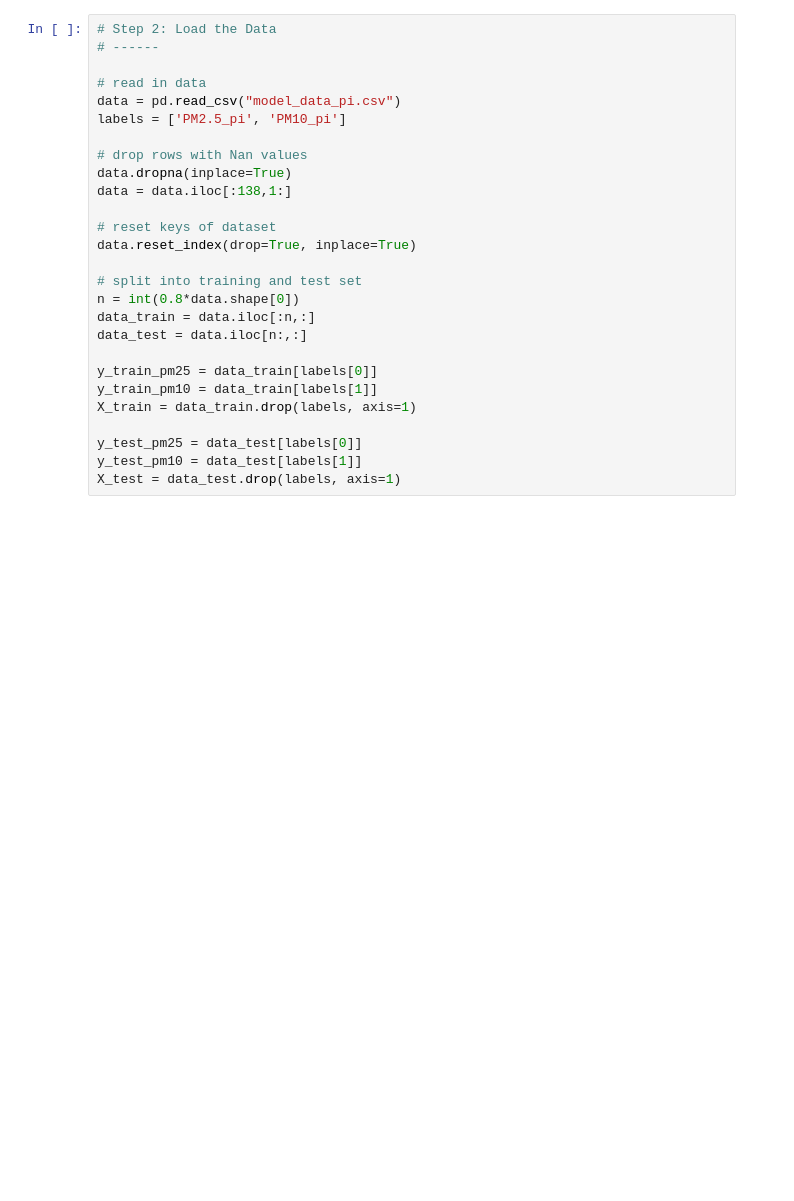
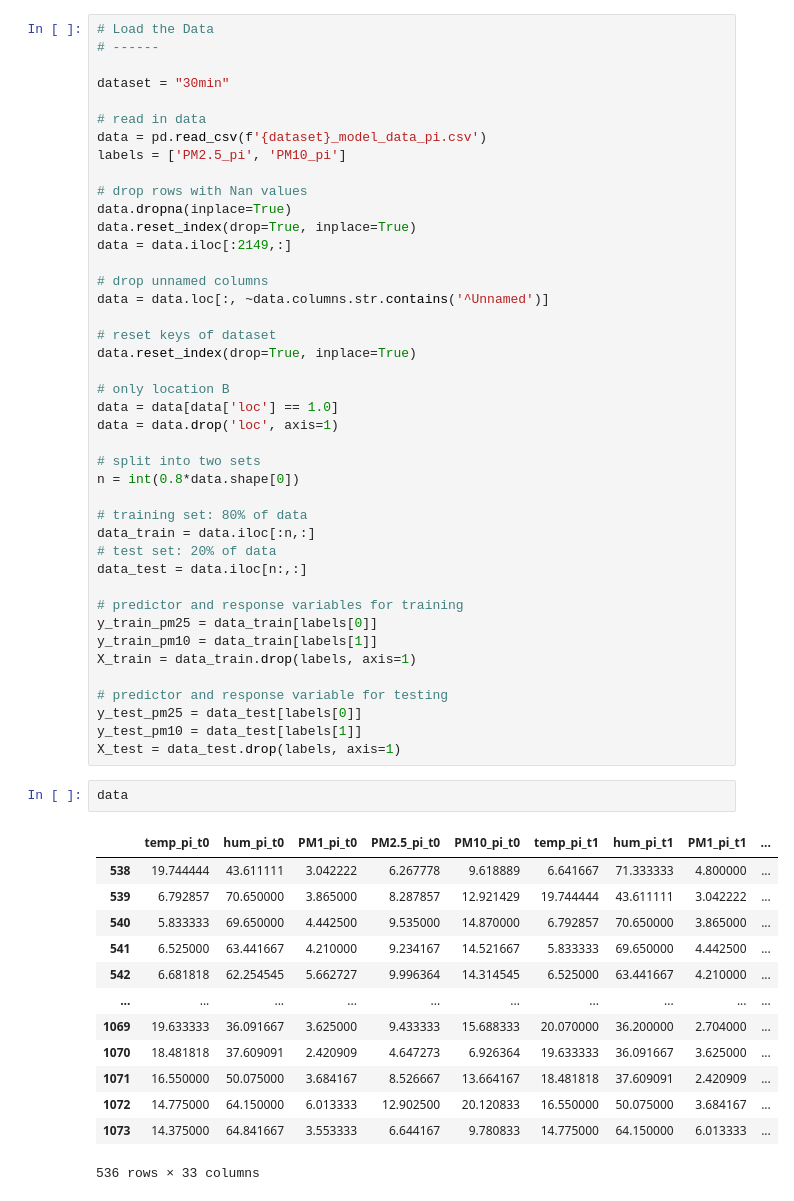
Before and after one commit to p-lothaller/Air-Quality-Forecast-Challenge, a Jupyter notebook: models/ridge_regression.ipynb, the cells around one changed output. Drawn from its saved outputs; the diff is of its cells as text; blank space fills up the shorter version.

```diff
--- a/models/ridge_regression.ipynb
+++ b/models/ridge_regression.ipynb
@@ -11,29 +11,60 @@ from sklearn.model_selection import RepeatedKFold
 from sklearn.metrics import mean_squared_error
 import matplotlib.pyplot as plt
 # %%
-# Step 2: Load the Data
+# Load the Data
 # ------
 
+dataset = "30min"
+
 # read in data
-data = pd.read_csv("model_data_pi.csv")
+data = pd.read_csv(f'{dataset}_model_data_pi.csv')
 labels = ['PM2.5_pi', 'PM10_pi']
 
 # drop rows with Nan values
 data.dropna(inplace=True)
-data = data.iloc[:138,1:]
+data.reset_index(drop=True, inplace=True)
+data = data.iloc[:2149,:]
+
+# drop unnamed columns
+data = data.loc[:, ~data.columns.str.contains('^Unnamed')]
 
 # reset keys of dataset
 data.reset_index(drop=True, inplace=True)
 
-# split into training and test set
+# only location B
+data = data[data['loc'] == 1.0]
+data = data.drop('loc', axis=1)
+
+# split into two sets
 n = int(0.8*data.shape[0])
+
+# training set: 80% of data
 data_train = data.iloc[:n,:]
+# test set: 20% of data
 data_test = data.iloc[n:,:]
 
+# predictor and response variables for training
 y_train_pm25 = data_train[labels[0]]
 y_train_pm10 = data_train[labels[1]]
 X_train = data_train.drop(labels, axis=1)
 
+# predictor and response variable for testing
 y_test_pm25 = data_test[labels[0]]
 y_test_pm10 = data_test[labels[1]]
 X_test = data_test.drop(labels, axis=1)
+# %%
+data
+# %% [output]
+|  | temp_pi_t0 | hum_pi_t0 | PM1_pi_t0 | PM2.5_pi_t0 | PM10_pi_t0 | temp_pi_t1 | hum_pi_t1 | PM1_pi_t1 | ... |
+| 538 | 19.744444 | 43.611111 | 3.042222 | 6.267778 | 9.618889 | 6.641667 | 71.333333 | 4.800000 | ... |
+| 539 | 6.792857 | 70.650000 | 3.865000 | 8.287857 | 12.921429 | 19.744444 | 43.611111 | 3.042222 | ... |
+| 540 | 5.833333 | 69.650000 | 4.442500 | 9.535000 | 14.870000 | 6.792857 | 70.650000 | 3.865000 | ... |
+| 541 | 6.525000 | 63.441667 | 4.210000 | 9.234167 | 14.521667 | 5.833333 | 69.650000 | 4.442500 | ... |
+| 542 | 6.681818 | 62.254545 | 5.662727 | 9.996364 | 14.314545 | 6.525000 | 63.441667 | 4.210000 | ... |
+| ... | ... | ... | ... | ... | ... | ... | ... | ... | ... |
+| 1069 | 19.633333 | 36.091667 | 3.625000 | 9.433333 | 15.688333 | 20.070000 | 36.200000 | 2.704000 | ... |
+| 1070 | 18.481818 | 37.609091 | 2.420909 | 4.647273 | 6.926364 | 19.633333 | 36.091667 | 3.625000 | ... |
+| 1071 | 16.550000 | 50.075000 | 3.684167 | 8.526667 | 13.664167 | 18.481818 | 37.609091 | 2.420909 | ... |
+| 1072 | 14.775000 | 64.150000 | 6.013333 | 12.902500 | 20.120833 | 16.550000 | 50.075000 | 3.684167 | ... |
+| 1073 | 14.375000 | 64.841667 | 3.553333 | 6.644167 | 9.780833 | 14.775000 | 64.150000 | 6.013333 | ... |
+536 rows × 33 columns
```
Also changed, not shown: parts of 5 cells of this notebook, 6 other files.
